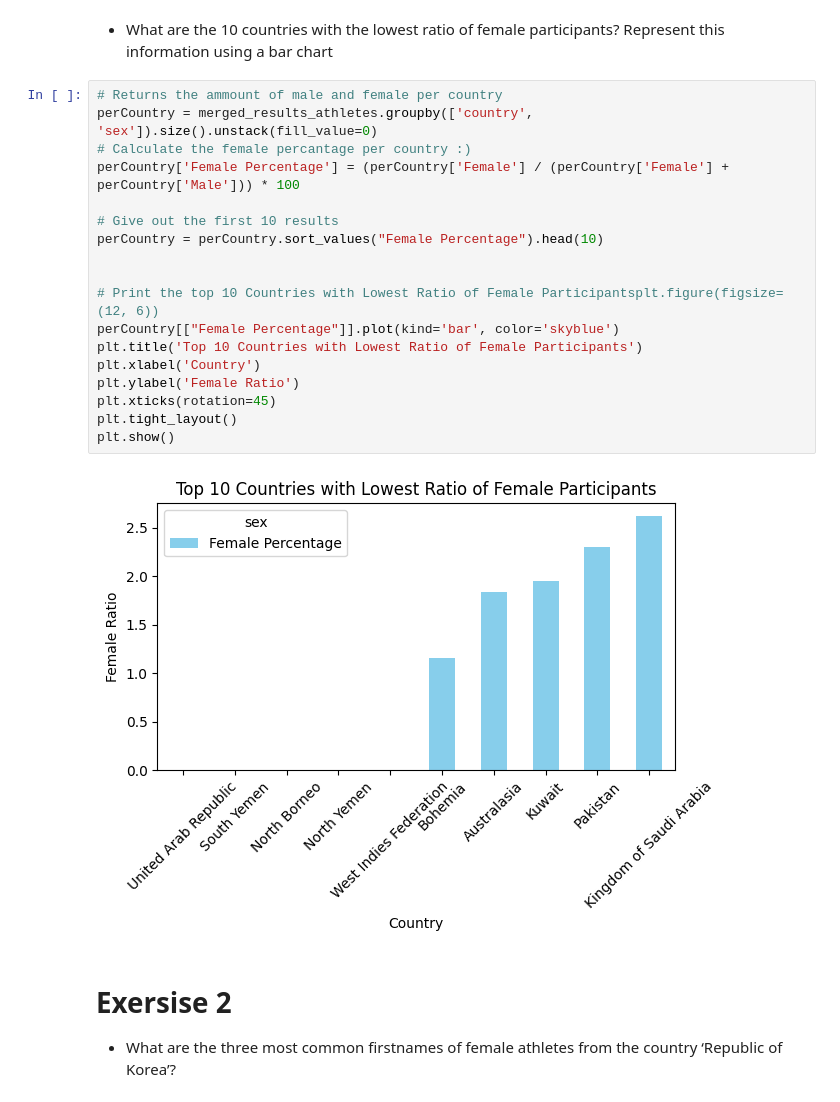
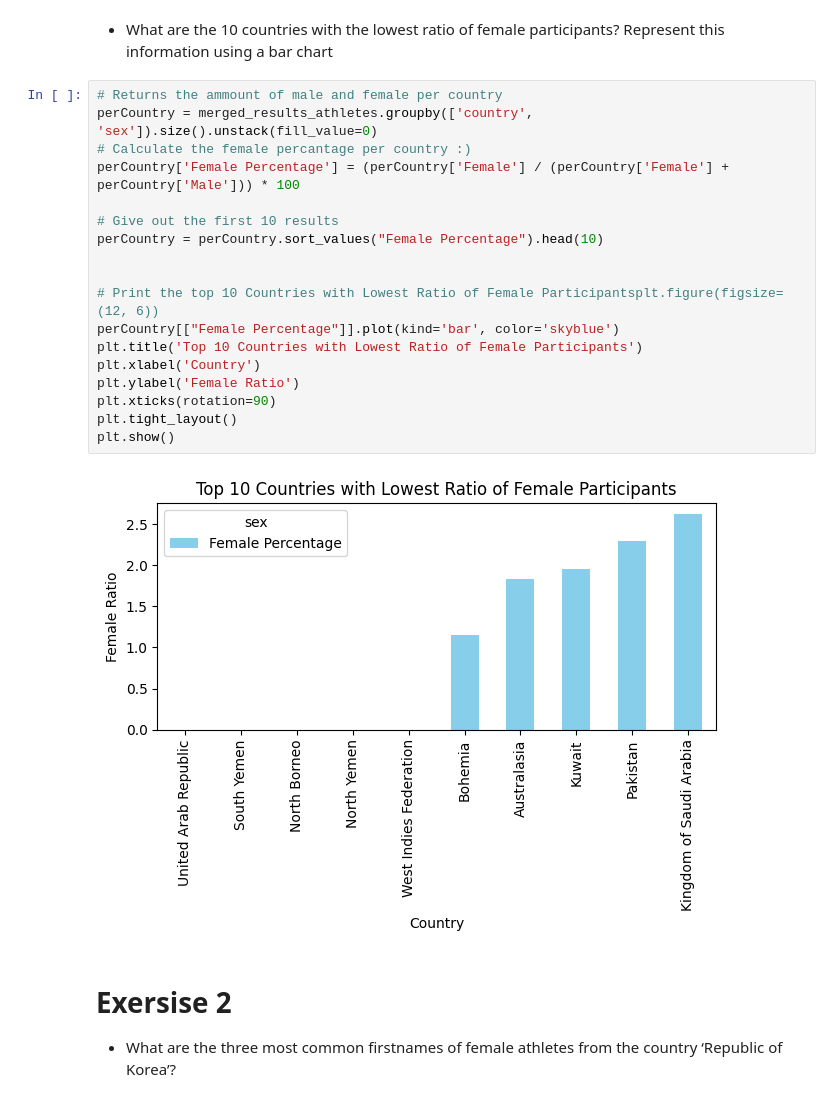
Before and after one commit to MartinDieCooleSocke420/1sem_tools_and_programming, a Jupyter notebook: assignment/Brinkmann_Brucker.ipynb, the cells around one changed output. Saved outputs shown, nothing was run; the diff lists cells and outputs as text.

Commit message:
changed diagram rotation

```diff
--- a/assignment/Brinkmann_Brucker.ipynb
+++ b/assignment/Brinkmann_Brucker.ipynb
@@ -154,23 +154,23 @@ There are 29655 athletes that have participated since 2012.
 # %%
 # Returns the ammount of male and female per country
 perCountry = merged_results_athletes.groupby(['country', 'sex']).size().unstack(fill_value=0)
 # Calculate the female percantage per country :)
 perCountry['Female Percentage'] = (perCountry['Female'] / (perCountry['Female'] + perCountry['Male'])) * 100
 
 # Give out the first 10 results
 perCountry = perCountry.sort_values("Female Percentage").head(10)
 
 
 # Print the top 10 Countries with Lowest Ratio of Female Participantsplt.figure(figsize=(12, 6))
 perCountry[["Female Percentage"]].plot(kind='bar', color='skyblue')
 plt.title('Top 10 Countries with Lowest Ratio of Female Participants')
 plt.xlabel('Country')
 plt.ylabel('Female Ratio')
-plt.xticks(rotation=45)
+plt.xticks(rotation=90)
 plt.tight_layout()
 plt.show()
 # %% [output]
-[figure, old version]
+[figure, new version]
 # %% [markdown]
 # Exersise 2
 
```
Also changed, not shown: parts of 1 cell of this notebook.
